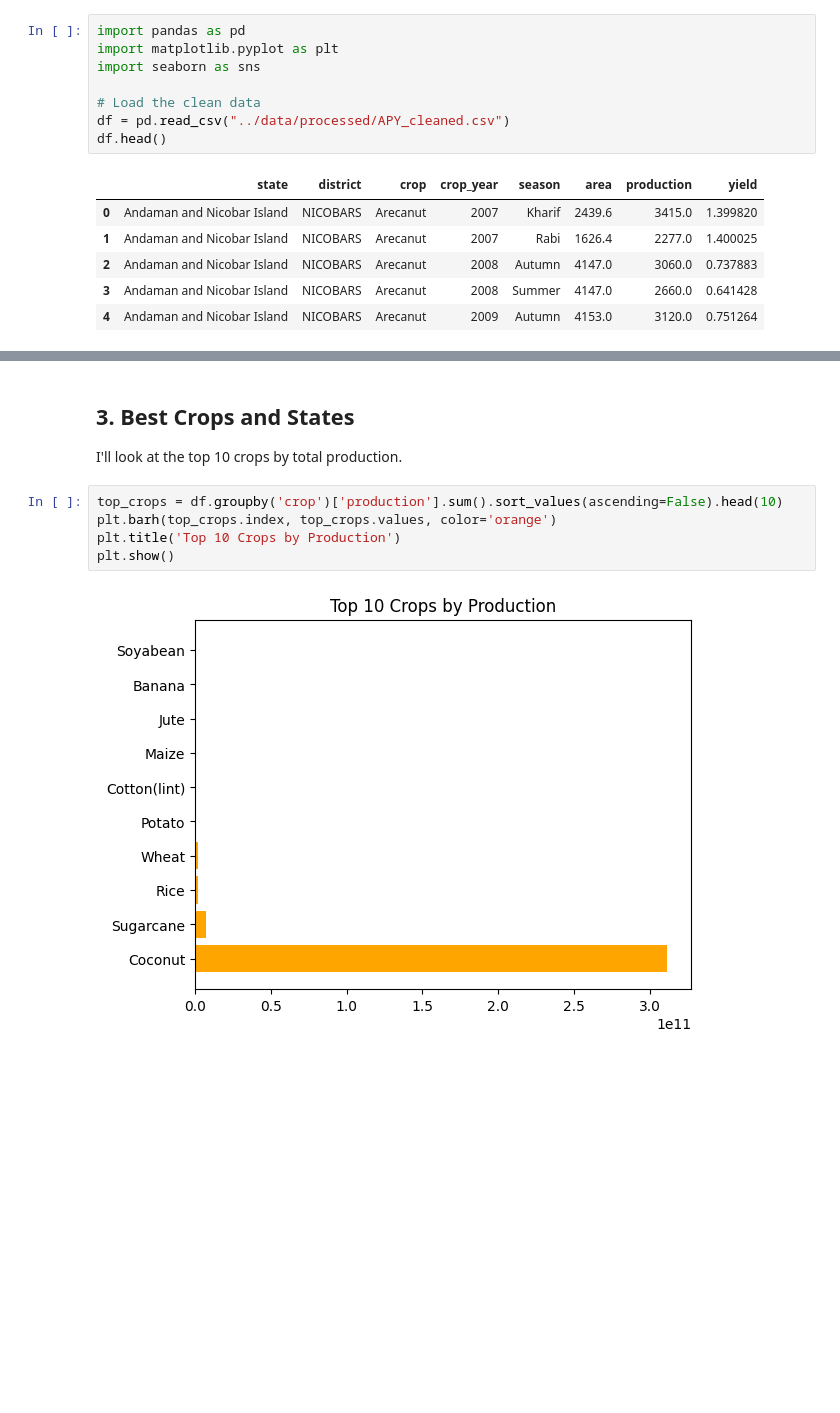
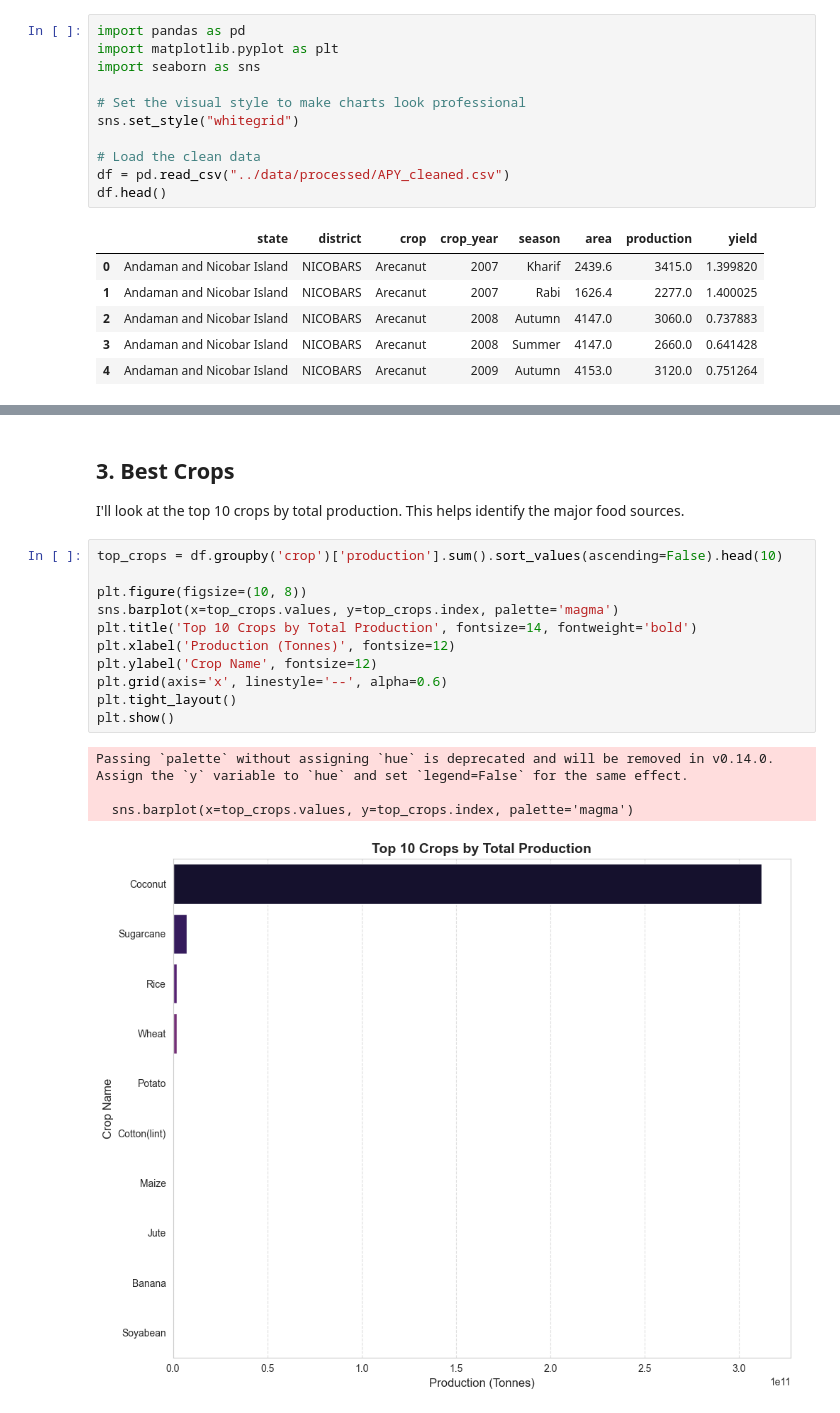
Before and after one commit to r0hansng/SectionA_G17_IndiaAgriProductivity, a Jupyter notebook: notebooks/03_eda.ipynb, the cells around one changed output, grey strips where cells are left out. Cells and saved outputs as stored; diff of their text form; blank space fills up the shorter version.

```diff
--- a/notebooks/03_eda.ipynb
+++ b/notebooks/03_eda.ipynb
@@ -7,6 +7,9 @@ import pandas as pd
 import matplotlib.pyplot as plt
 import seaborn as sns
 
+# Set the visual style to make charts look professional
+sns.set_style("whitegrid")
+
 # Load the clean data
 df = pd.read_csv("../data/processed/APY_cleaned.csv")
 df.head()
@@ -44,13 +60,22 @@ plt.show()
 # %% [markdown]
-## 3. Best Crops and States
+## 3. Best Crops
 
-I'll look at the top 10 crops by total production.
+I'll look at the top 10 crops by total production. This helps identify the major food sources.
 # %%
 top_crops = df.groupby('crop')['production'].sum().sort_values(ascending=False).head(10)
-plt.barh(top_crops.index, top_crops.values, color='orange')
-plt.title('Top 10 Crops by Production')
+
+plt.figure(figsize=(10, 8))
+sns.barplot(x=top_crops.values, y=top_crops.index, palette='magma')
+plt.title('Top 10 Crops by Total Production', fontsize=14, fontweight='bold')
+plt.xlabel('Production (Tonnes)', fontsize=12)
+plt.ylabel('Crop Name', fontsize=12)
+plt.grid(axis='x', linestyle='--', alpha=0.6)
+plt.tight_layout()
 plt.show()
 # %% [output]
+Passing `palette` without assigning `hue` is deprecated and will be removed in v0.14.0. Assign the `y` variable to `hue` and set `legend=False` for the same effect.
+
+  sns.barplot(x=top_crops.values, y=top_crops.index, palette='magma')
-[figure, old version]
+[figure, new version]
 # %% [markdown]
 ### Best States by Yield
```
Also changed, not shown: parts of 7 cells of this notebook, 1 other file.
